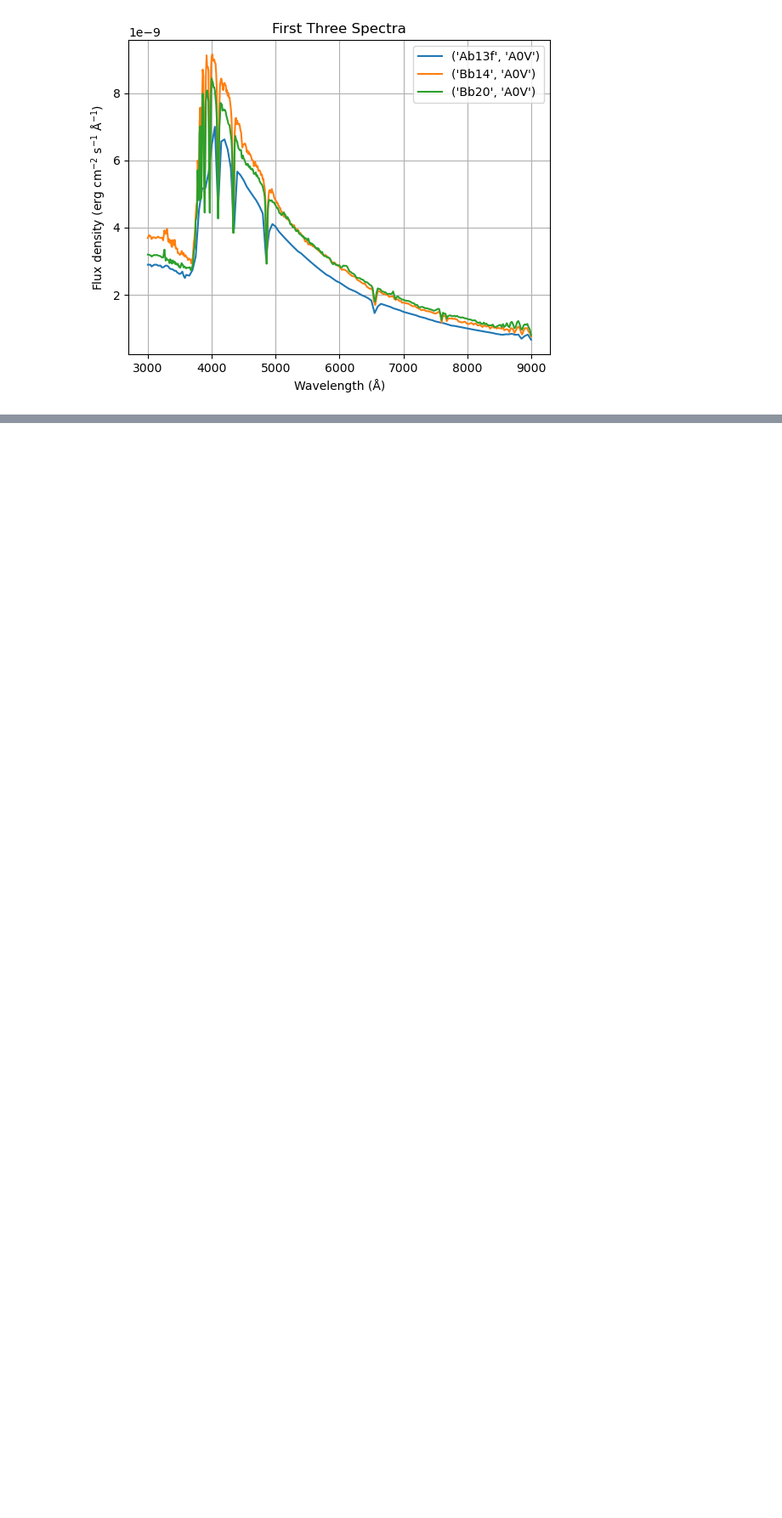
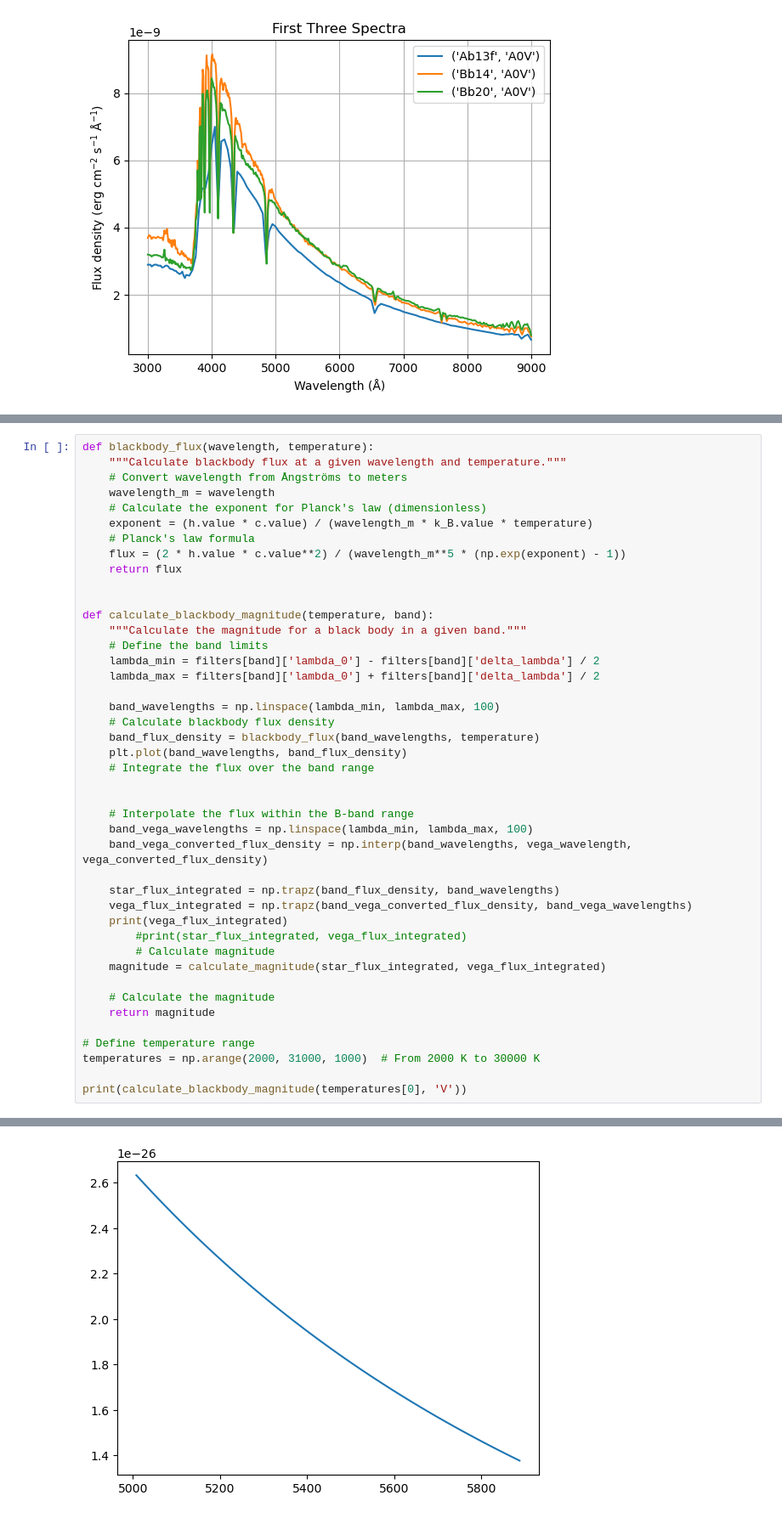
Before and after one commit to TapWhite/ALOP-PROBLEM-1-part2, a Jupyter notebook: ALOP tijdelijk.ipynb, the cells around one changed output, grey strips where cells are left out. Shown: that part at 85% size. Drawn from its saved outputs; the diff is of its cells as text; blank space fills up the shorter version.

```diff
--- a/ALOP tijdelijk.ipynb
+++ b/ALOP tijdelijk.ipynb
@@ -235,0 +272,44 @@ plt.show()
+# %%
+def blackbody_flux(wavelength, temperature):
+    """Calculate blackbody flux at a given wavelength and temperature."""
+    # Convert wavelength from Ångströms to meters
+    wavelength_m = wavelength
+    # Calculate the exponent for Planck's law (dimensionless)
+    exponent = (h.value * c.value) / (wavelength_m * k_B.value * temperature)
+    # Planck's law formula
+    flux = (2 * h.value * c.value**2) / (wavelength_m**5 * (np.exp(exponent) - 1))
+    return flux
+
+
+def calculate_blackbody_magnitude(temperature, band):
+    """Calculate the magnitude for a black body in a given band."""
+    # Define the band limits
+    lambda_min = filters[band]['lambda_0'] - filters[band]['delta_lambda'] / 2
+    lambda_max = filters[band]['lambda_0'] + filters[band]['delta_lambda'] / 2
+
+    band_wavelengths = np.linspace(lambda_min, lambda_max, 100)
+    # Calculate blackbody flux density
+    band_flux_density = blackbody_flux(band_wavelengths, temperature)
+    plt.plot(band_wavelengths, band_flux_density)
+    # Integrate the flux over the band range
+
+
+    # Interpolate the flux within the B-band range
+    band_vega_wavelengths = np.linspace(lambda_min, lambda_max, 100)
+    band_vega_converted_flux_density = np.interp(band_wavelengths, vega_wavelength, vega_converted_flux_density)
+
+    star_flux_integrated = np.trapz(band_flux_density, band_wavelengths)
+    vega_flux_integrated = np.trapz(band_vega_converted_flux_density, band_vega_wavelengths)
+    print(vega_flux_integrated)
+        #print(star_flux_integrated, vega_flux_integrated)
+        # Calculate magnitude
+    magnitude = calculate_magnitude(star_flux_integrated, vega_flux_integrated)
+
+    # Calculate the magnitude
+    return magnitude
+
+# Define temperature range
+temperatures = np.arange(2000, 31000, 1000)  # From 2000 K to 30000 K
+
+print(calculate_blackbody_magnitude(temperatures[0], 'V'))
+# %% [output]
@@ -236,3 +318,4 @@ plt.show()
+[figure, added]
 # %%
 from astropy.constants import c, h, k_B
 import numpy as np
```
Also changed, not shown: parts of 6 cells of this notebook, 1 other file.
